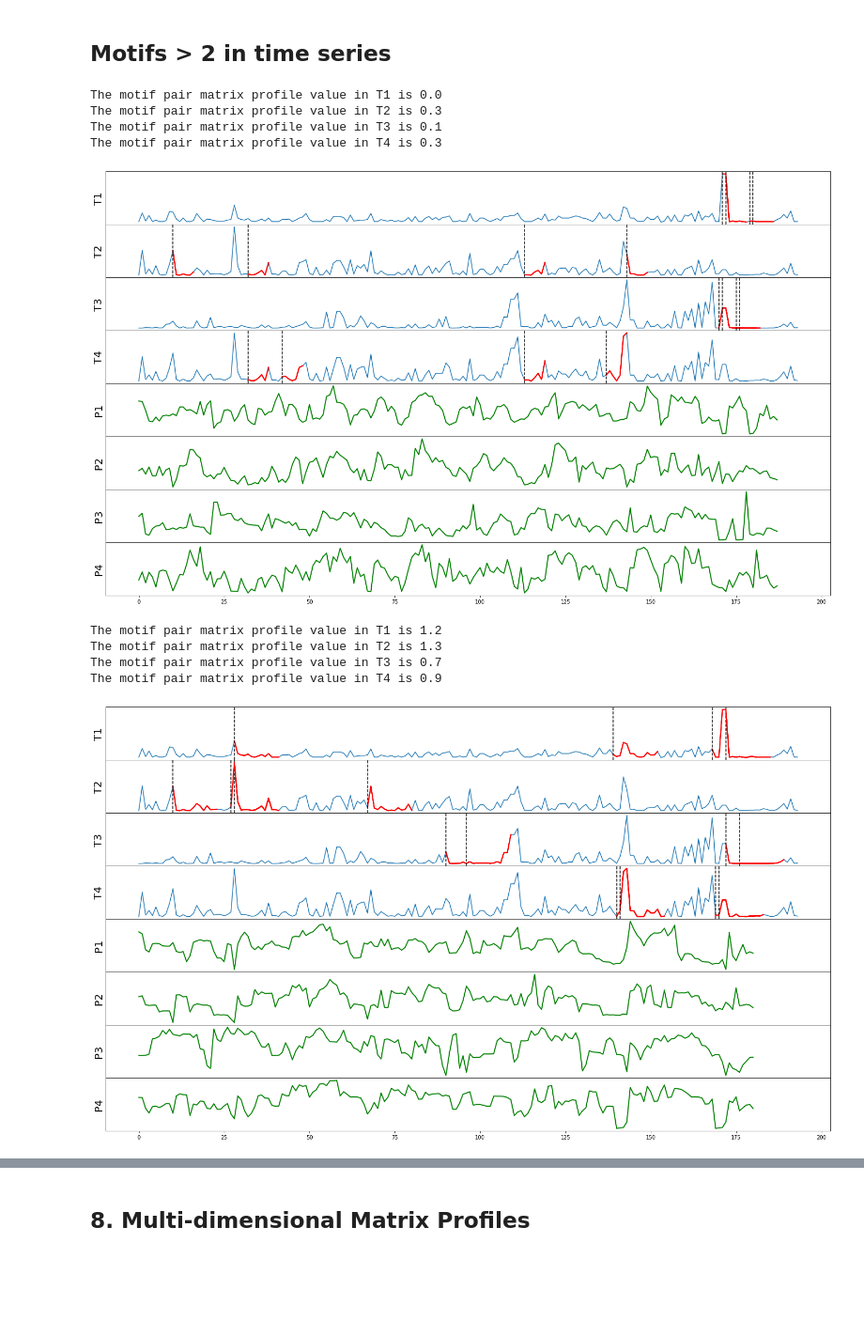
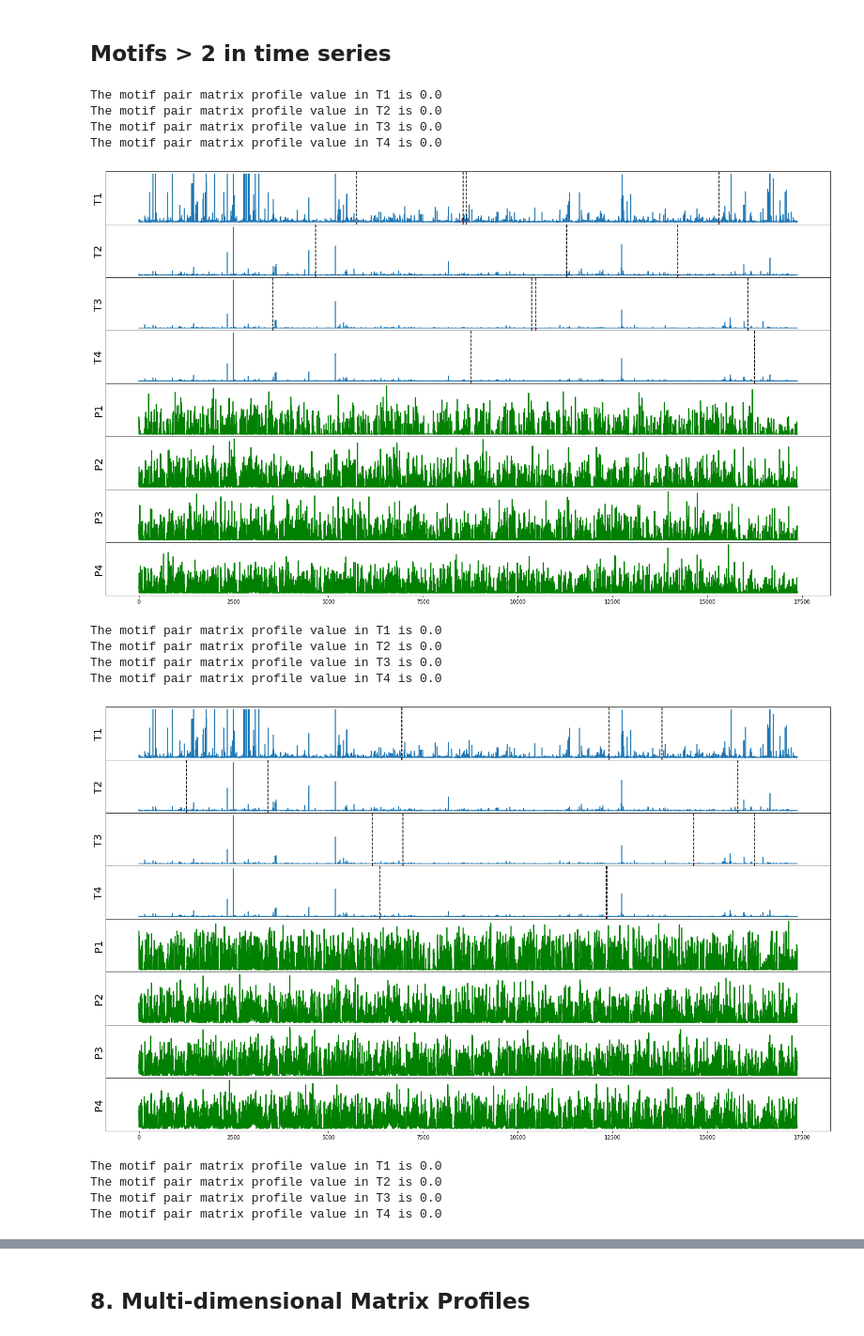
Before and after one commit to Gci04/tom-pattern-recognition, a Jupyter notebook: Notebooks/TOM_STUMPY.ipynb, the cells around one changed output, grey strips where cells are left out. Shown at 94% size. Saved outputs shown, nothing was run; the diff lists cells and outputs as text; code cells hidden in the pictures; blank space fills up the shorter version.

Commit message:
Add new data

```diff
--- a/Notebooks/TOM_STUMPY.ipynb
+++ b/Notebooks/TOM_STUMPY.ipynb
@@ -50,6 +69,6 @@ import stumpy
 # %%
 cols_to_select = ['commit_datetime', 'full_name', 'total_files', 'total_added','total_removed','total_changed']
-data_path = '/content/data-1645447599061.csv'
+data_path = '../Data/repositories.csv'
 repository_hist_df = pd.read_csv(data_path, usecols= cols_to_select,\
                                  parse_dates=['commit_datetime'],index_col='commit_datetime')
 repository_hist_df.head()
@@ -134,7 +152,6 @@ def plot_data(df, mps, motifs_idx, m):
 
     for idx in motifs_idx[dim_name]:
       axs[k].plot(df[dim_name].iloc[idx:idx+m], c='red', linewidth=2)
-      axs[k].plot(df[dim_name].iloc[idx:idx+m], c='red', linewidth=2)
       axs[k].axvline(x=idx, linestyle="dashed", c='black')
 
   plt.savefig(f'All_data_{m}.eps')
@@ -142,18 +159,21 @@ def plot_data(df, mps, motifs_idx, m):
 # %% [markdown]
 ## Motifs > 2 in time series
 # %%
-# for m  in [5, 7, 10, 14, 30]:
-for m  in [7, 14]:
+for m  in [5, 7, 10, 14, 30]:
   mps, motifs_idx = calc_profile_matrix(df,m,4)
   plot_data(df, mps, motifs_idx, m)
 # %% [output]
 The motif pair matrix profile value in T1 is 0.0
-The motif pair matrix profile value in T2 is 0.3
-The motif pair matrix profile value in T3 is 0.1
-The motif pair matrix profile value in T4 is 0.3
+The motif pair matrix profile value in T2 is 0.0
+The motif pair matrix profile value in T3 is 0.0
+The motif pair matrix profile value in T4 is 0.0
-[figure, old version]
+[figure, new version]
-The motif pair matrix profile value in T1 is 1.2
-The motif pair matrix profile value in T2 is 1.3
-The motif pair matrix profile value in T3 is 0.7
-The motif pair matrix profile value in T4 is 0.9
+The motif pair matrix profile value in T1 is 0.0
+The motif pair matrix profile value in T2 is 0.0
+The motif pair matrix profile value in T3 is 0.0
+The motif pair matrix profile value in T4 is 0.0
-[figure, old version]
+[figure, new version]
+The motif pair matrix profile value in T1 is 0.0
+The motif pair matrix profile value in T2 is 0.0
+The motif pair matrix profile value in T3 is 0.0
+The motif pair matrix profile value in T4 is 0.0
```
Also changed, not shown: parts of 17 cells of this notebook, 3 other files.
